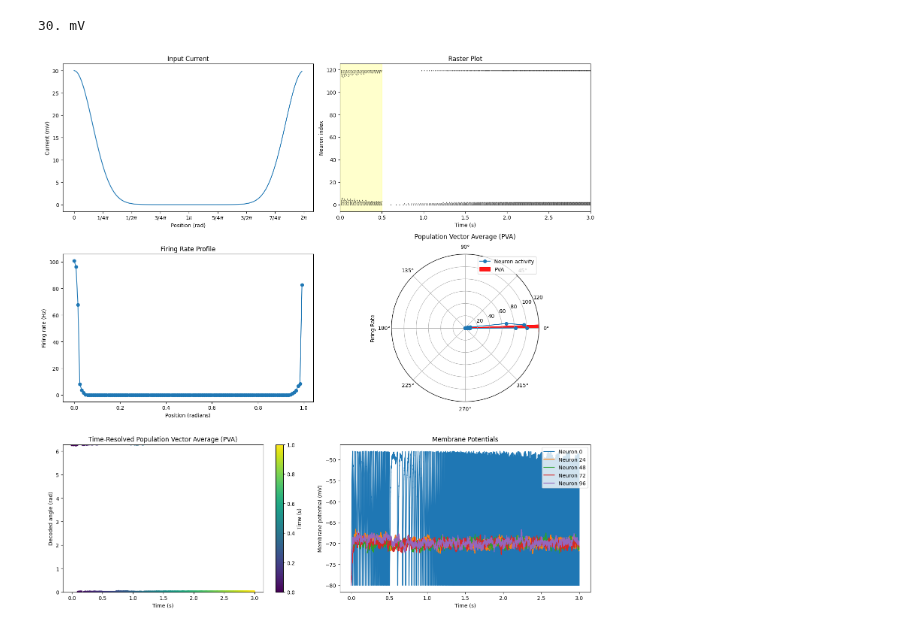
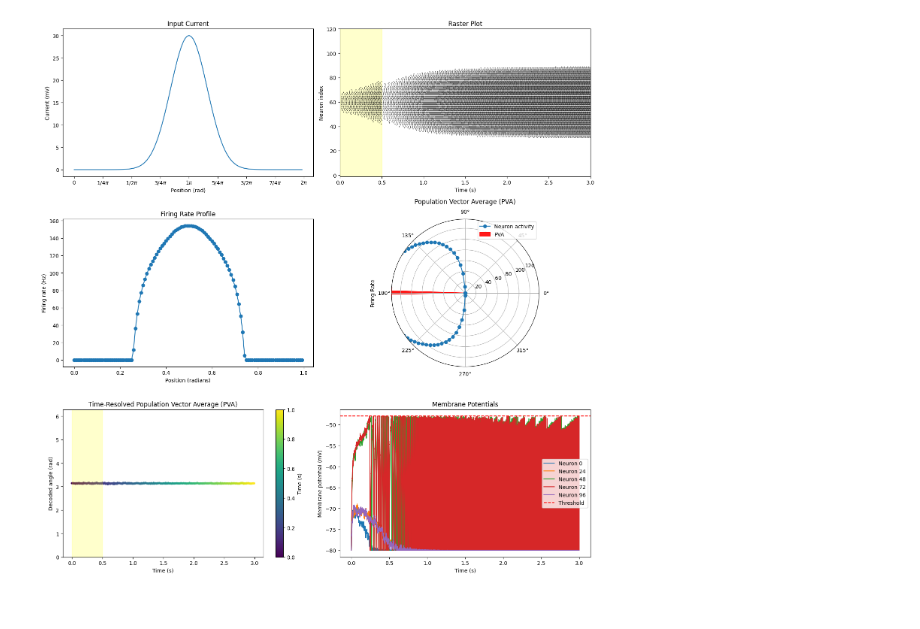
Before and after one commit to BernardMaacaron/JointAttractorNets, a Jupyter notebook: model.ipynb, the cells around one changed output. Saved outputs shown, nothing was run; the diff lists cells and outputs as text; code cells hidden in the pictures.

```diff
--- a/model.ipynb
+++ b/model.ipynb
@@ -25,7 +25,7 @@ V_rest=-70*mV
 # External input: a spatially modulated current.
 
 # For example, we define a Gaussian input centered at a particular position (stimulus_center)
-stimulus_center = 0  # center of the bump on the ring
+stimulus_center = 3.14  # center of the bump on the ring
 stimulus_width = 0.5  # width in radians
 I0 = 30*mV         # amplitude of the external input
 
@@ -34,11 +34,9 @@ positions = linspace(0, 2*pi, num_neurons, endpoint=False)
 # I_ext_array = I0 * exp(-((positions - stimulus_center)**2) / (2 * stimulus_width**2))
 d = np.angle(np.exp(1j * (positions - stimulus_center)))
 I_ext_array = I0 * np.exp(-(d**2) / (2 * stimulus_width**2))
-# %% [output]
-30. mV
 # %%
 # Creating the equation object
-neuron_eq = Equations(LIF_xi_eq, tau=tau, V_rest=V_rest, sigma_noise=sigma_noise)
+neuron_eq = Equations(LIF_xi_vel_eq, tau=tau, V_rest=V_rest, sigma_noise=sigma_noise)
 # %%
 # Create neuron group
 Vth=-48*mV
@@ -58,13 +56,13 @@ g_exc_val= 0.875*mV
 g_inh_val= -0.475*mV
 
 # Connectivity parameters - Cosine
-g_cosine = 0.1*mV
+g_cosine = 0.04489*mV
 
 ringAttractor = RingAttractor(neuron_eq,
                  num_neurons,
                  Vth, V_reset, refractory_period,
                  # Choose connectivity profile: 'mexican_hat', 'gaussian', or 'cosine'
-                 syn_profile='mexican_hat',
+                 syn_profile='cosine',
                  autapse=True,
                  g_cosine = g_cosine, # Cosine connectivity parameter
                  sigma_exc=sigma_exc, sigma_inh=sigma_inh, g_exc=g_exc, g_inh=g_inh) # Connectivity parameters - Mexican hat
@@ -119,35 +117,37 @@ def pi_formatter(x, pos):
         return r"$2\pi$"
     else:
         return r"${}\pi$".format(frac)
 
 # Set the custom formatter for the x-axis
 ax1.xaxis.set_major_formatter(FuncFormatter(pi_formatter))
 ax1.set_title('Input Current')
 ax1.set_xlabel('Position (rad)')
 ax1.set_ylabel('Current (mV)')
 
+
 # 2. Raster Plot
 ax2 = fig.add_subplot(3, 2, 2)
 raster_plot(spikemon, ax=ax2, stim_periods=(0*second, input_on),
-            stim_display_method='highlight', duration=sim_duration)
+            stim_display_method='highlight', duration=sim_duration, num_neurons=num_neurons, y_axisFull=True)
 
 # 3. Firing Rate Profile Plot
 ax3 = fig.add_subplot(3, 2, 3)
-firing_rate, _ = firing_rate_profile(spikemon, positions/(2*pi), sim_duration, ax=ax3)
+firing_rate, _ = firing_rate_profile(spikemon, positions/(2*pi), input_off, ax=ax3)
 
 # 4. Polar Plot of the Population Vector Average (PVA)
 ax4 = fig.add_subplot(3, 2, 4, projection='polar')
 polar_plot_PVA(firing_rate, positions, scale=1.2, ax=ax4)
 
 # 5. Time-Resolved PVA Plot
 ax5 = fig.add_subplot(3, 2, 5)
-_, _ = time_resolved_PVA(spikemon, positions, sim_duration, num_neurons, ax=ax5, color_windows=True)
+_, _ = time_resolved_PVA(spikemon, positions, sim_duration, num_neurons, window_size=50*ms,
+                            ax=ax5, color_windows=True, stim_periods=(0*second, input_on))
 
 # 6. Membrane potential traces
 ax6 = fig.add_subplot(3, 2, 6)
-membrane_potential_traces(statemon, sim_duration, ax=ax6)
+membrane_potential_traces(statemon, sim_duration, Vth = Vth, ax=ax6)
 
 plt.tight_layout()
 plt.show()
 # %% [output]
-[figure, old version]
+[figure, new version]
```
Also changed, not shown: parts of 1 cell of this notebook, 4 other files.
